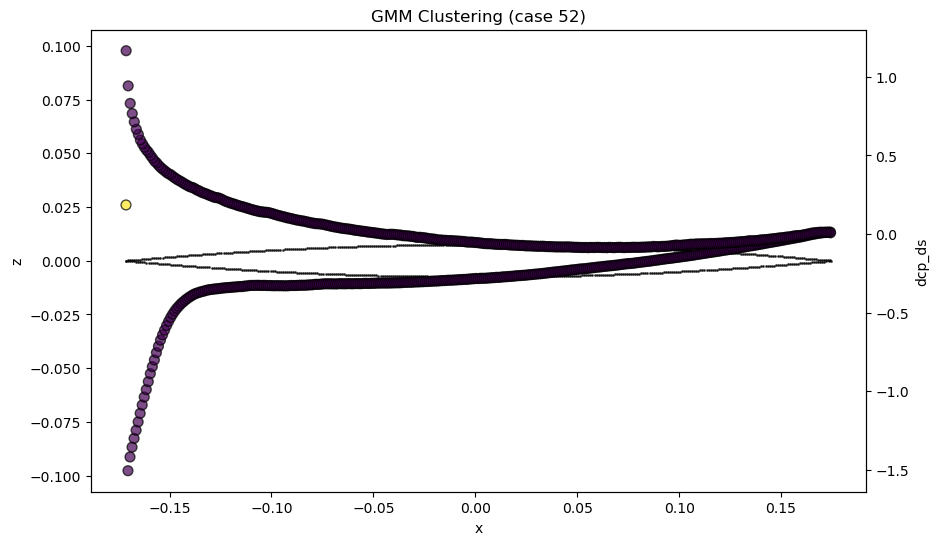
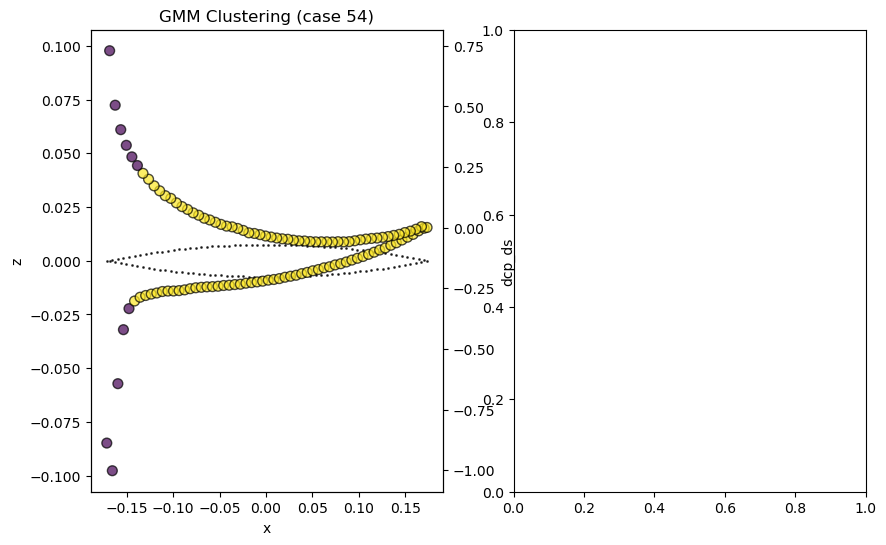
The notebook cell's code change between the first figure and the second:
--- before
+++ after
@@ -1,20 +1,34 @@
 import matplotlib.pyplot as plt
-case = 52
+case = 54
 
-x = df_data_complete.groupby(['aoa', 'mach']).get_group((df_data_complete['aoa'].unique()[case], df_data_complete['mach'].unique()[case]))['x']
+def get_column_from_df(column, case, df):
+    return df.groupby(['aoa', 'mach']).get_group((df['aoa'].unique()[case], df['mach'].unique()[case]))[column]
+
+x = get_column_from_df('x', case, df_data_complete)
+z = get_column_from_df('z', case, df_data_complete)
+cp = get_column_from_df('cp', case, df_data_complete)
 z = df_data_complete.groupby(['aoa', 'mach']).get_group((df_data_complete['aoa'].unique()[case], df_data_complete['mach'].unique()[case]))['z']
 cp = df_data_complete.groupby(['aoa', 'mach']).get_group((df_data_complete['aoa'].unique()[case], df_data_complete['mach'].unique()[case]))['cp']
 clusters = df_data_complete.groupby(['aoa', 'mach']).get_group((df_data_complete['aoa'].unique()[case], df_data_complete['mach'].unique()[case]))['clusters_GMM']
-fig, ax = plt.subplots(1, 1, figsize=(10, 6))
-# ax = ax.flatten()
-sc = ax.scatter(
+fig, ax = plt.subplots(1, 2, figsize=(10*2, 6))
+ax = ax.flatten()
+sc0 = ax[0].scatter(
     x, z, c='black', s=1, edgecolor='k', alpha=0.7)
-ax.set_xlabel('x')
-ax.set_ylabel('z')
-ax.set_title(f'GMM Clustering (case {case})')
-ax.set_ylim(z.min() - 0.1, z.max() + 0.1)
-ax1 = ax.twinx()
-sc1 = ax1.scatter(
+ax[0].set_xlabel('x')
+ax[0].set_ylabel('z')
+ax[0].set_title(f'GMM Clustering (case {case})')
+ax[0].set_ylim(z.min() - 0.1, z.max() + 0.1)
+ax0 = ax[0].twinx()
+sc01 = ax0.scatter(
     x, cp, c=clusters, s=50, edgecolor='k', alpha=0.7, cmap='viridis')
-ax1.set_ylabel('dcp_ds')
+ax0.set_ylabel('dcp_ds')
+
+sc1 = ax[1].scatter(
+    x, z, c='black', s=1, edgecolor='k', alpha=0.7)
+ax[1].set_xlabel('x')
+ax[1].set_ylabel('z')
+
+ax1 = ax[1].twinx()
+sc11 = ax1.scatter(
+    x, cp, c=clusters, s=50, edgecolor='k', alpha=0.7, cmap='viridis')
 # plt.colorbar(sc1, ax=ax1, label='dcp_ds')

Commit: example_clustering updated